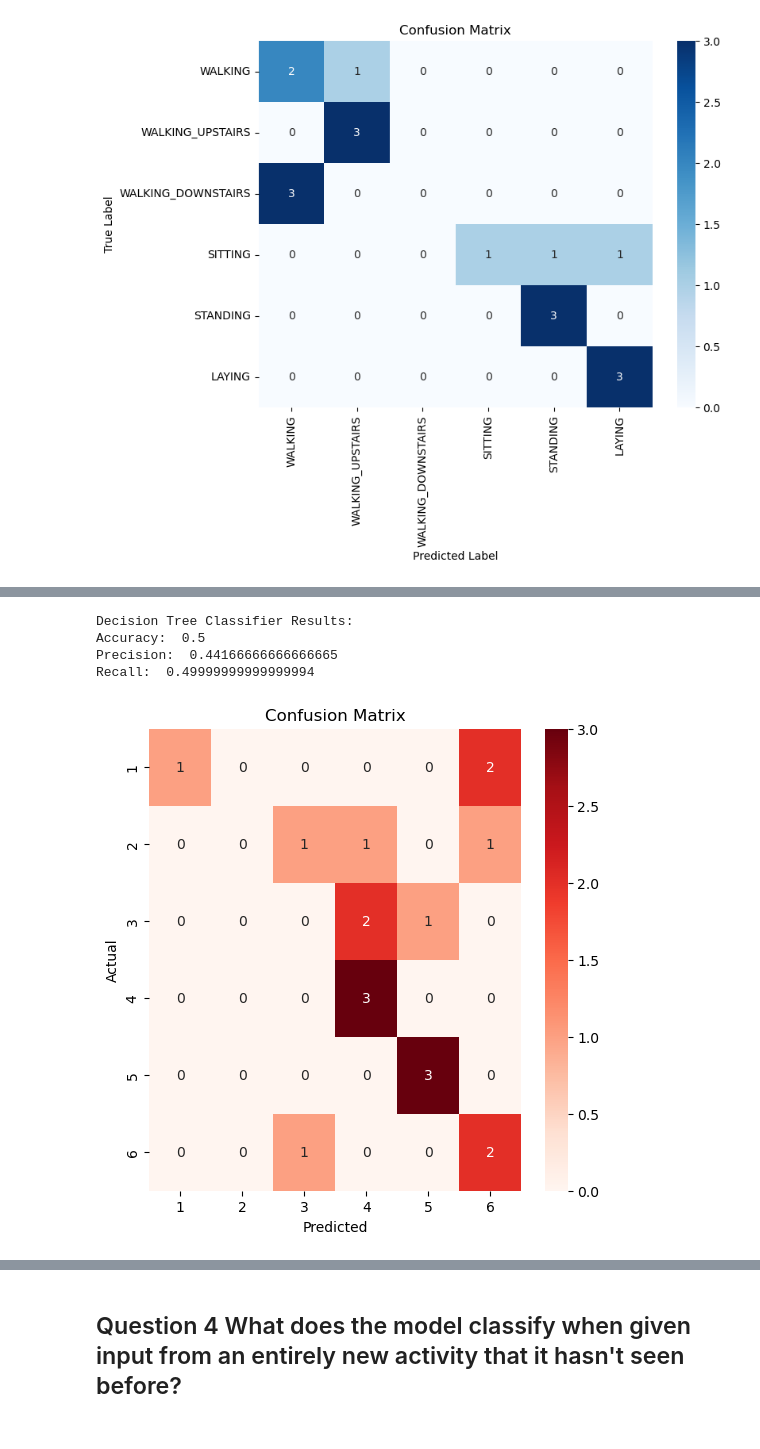
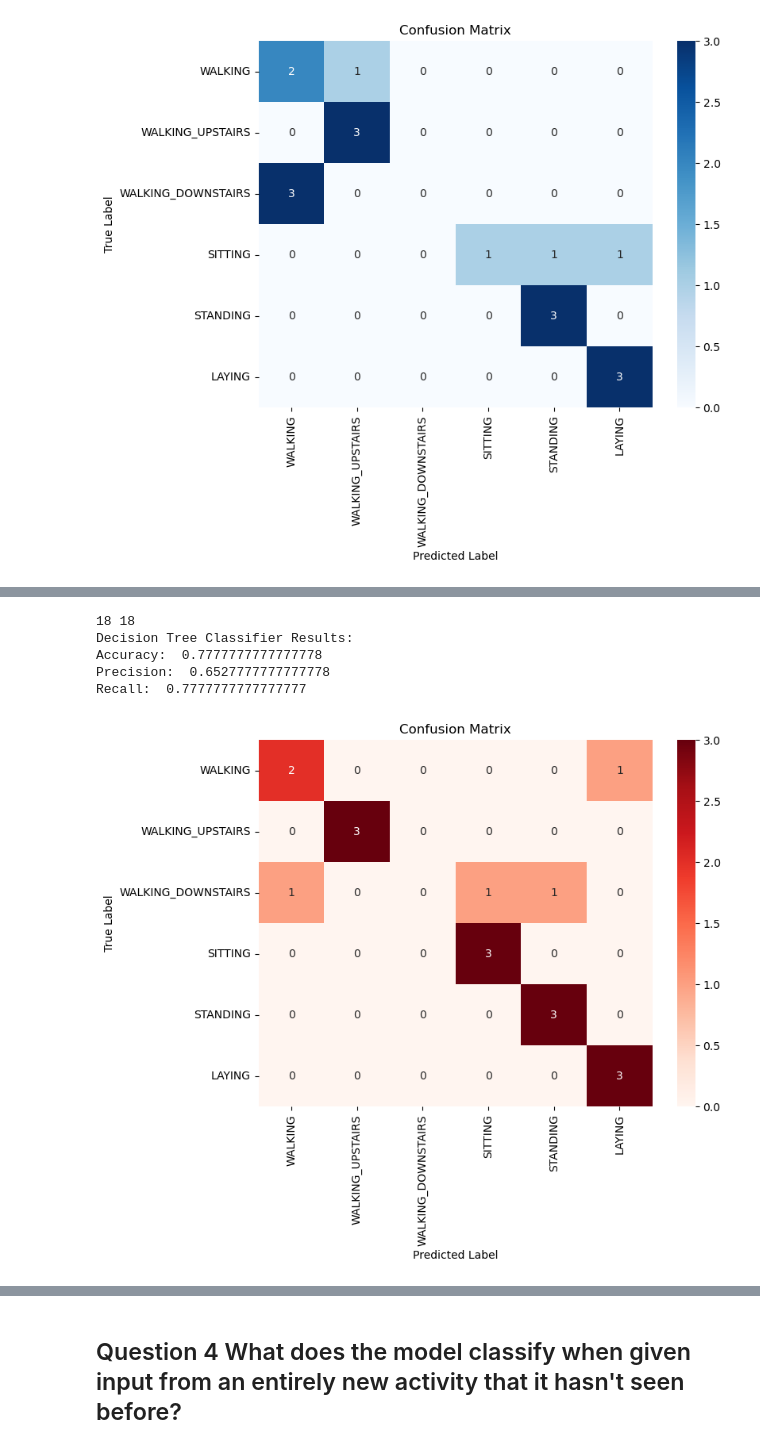
Before and after one commit to ShardulJunagade/ES-335-Assignment-1-2024-Fall, a Jupyter notebook: Task3/LLM.ipynb, the cells around one changed output, grey strips where cells are left out. Cells and saved outputs as stored; diff of their text form; code cells hidden in the pictures.

```diff
--- a/Task3/LLM.ipynb
+++ b/Task3/LLM.ipynb
@@ -91,7 +75,7 @@ def make_api_call(prompt):
             time.sleep(10)  # Wait before retrying
 
 # Set up your Groq API credentials and model
-Groq_Token = "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"
+Groq_Token = "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"
 
 model_name = "llama3.1-70b"
 llm = ChatGroq(model=groq_models[model_name], api_key=Groq_Token, temperature=0)
@@ -125,7 +109,7 @@ def create_zero_shot_prompt(query_input):
 
 # Step 3: Select 4 samples from each activity
 selected_indices = []
-samples_per_activity = 4
+samples_per_activity = 3
 activity_count = {i: 0 for i in range(1, 7)}  # Dictionary to track count of selected samples for each activity
 
 for i, label in enumerate(y_test):
@@ -161,8 +145,8 @@ for idx in selected_indices:
     print("-" * 50)
 
 # Calculate accuracy
-accuracy = accuracy_score(zeroshot_true_labels, zeroshot_predictions)
-print(f"Accuracy: {accuracy:.2f}")
+# accuracy = accuracy_score(zeroshot_true_labels, zeroshot_predictions)
+# print(f"Accuracy: {accuracy:.2f}")
 
 # Calculate confusion matrix
 conf_matrix = confusion_matrix(zeroshot_true_labels, zeroshot_predictions, labels=[1, 2, 3, 4, 5, 6])
@@ -355,44 +339,48 @@ Answer:
 # %%
 from sklearn.metrics import confusion_matrix
 from sklearn.metrics import accuracy_score
 from sklearn.metrics import precision_score
 from sklearn.metrics import recall_score
 import matplotlib.pyplot as plt
 import seaborn as sns
 from sklearn.tree import DecisionTreeClassifier
 
-
-dt=DecisionTreeClassifier(random_state=0)
+# Decision tree trained on data that is fed to the llm as prompt
+dt=DecisionTreeClassifier(random_state=42)
 X_train_dt = [ X_train_pca_20[i].tolist() for i in few_shot_indices]
 y_train_dt = [ y_train[i] for i in few_shot_indices ]
-# Decision tree trained on data that is fed to the llm as prompt
 dt.fit(X_train_dt,y_train_dt)
 
 X_test_dt = [ X_test_pca_20[idx].tolist() for idx in selected_indices]
 y_test_dt = [ y_test[idx] for idx in selected_indices ]
 # Predicting on testing data that is given to llm
 y_pred_dt = dt.predict(X_test_dt)
+
+print(len(y_pred_dt),len(y_test_dt))
 
 print("Decision Tree Classifier Results:")
 
 print("Accuracy: ",accuracy_score(y_test_dt, y_pred_dt))
 print("Precision: ",precision_score(y_test_dt, y_pred_dt,average='macro'))
 print("Recall: ",recall_score(y_test_dt, y_pred_dt,average='macro'))
 
 
-cm = confusion_matrix(y_test_dt, y_pred_dt)
-plt.figure(figsize=(6,6))
-sns.heatmap(cm, annot=True, fmt="d", cmap="Reds", xticklabels=range(1, 7), yticklabels=range(1, 7))
+cm = confusion_matrix(y_test_dt, y_pred_dt, labels=[1, 2, 3, 4, 5, 6])
+plt.figure(figsize=(8, 6))
+sns.heatmap(cm, annot=True, fmt='d', cmap='Reds',
+            xticklabels=['WALKING', 'WALKING_UPSTAIRS', 'WALKING_DOWNSTAIRS', 'SITTING', 'STANDING', 'LAYING'],
+            yticklabels=['WALKING', 'WALKING_UPSTAIRS', 'WALKING_DOWNSTAIRS', 'SITTING', 'STANDING', 'LAYING'])
+plt.xlabel('Predicted Label')
+plt.ylabel('True Label')
 plt.title('Confusion Matrix')
-plt.xlabel('Predicted')
-plt.ylabel('Actual')
 plt.show()
 # %% [output]
+18 18
 Decision Tree Classifier Results:
-Accuracy:  0.5
-Precision:  0.44166666666666665
-Recall:  0.49999999999999994
+Accuracy:  0.7777777777777778
+Precision:  0.6527777777777778
+Recall:  0.7777777777777777
-[figure, old version]
+[figure, new version]
 # %%
 #
 
```
Also changed, not shown: parts of 17 cells of this notebook, 2 other files.
